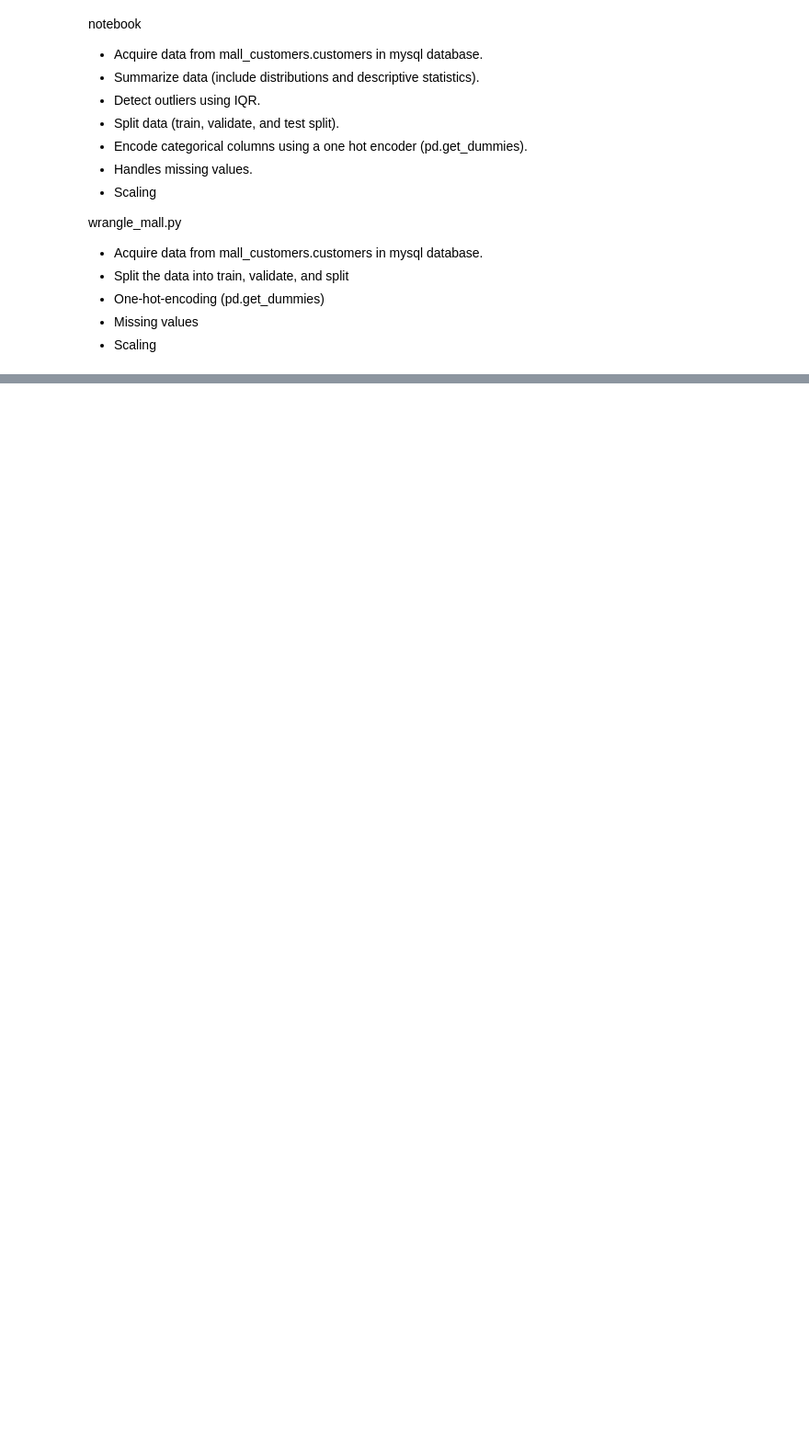
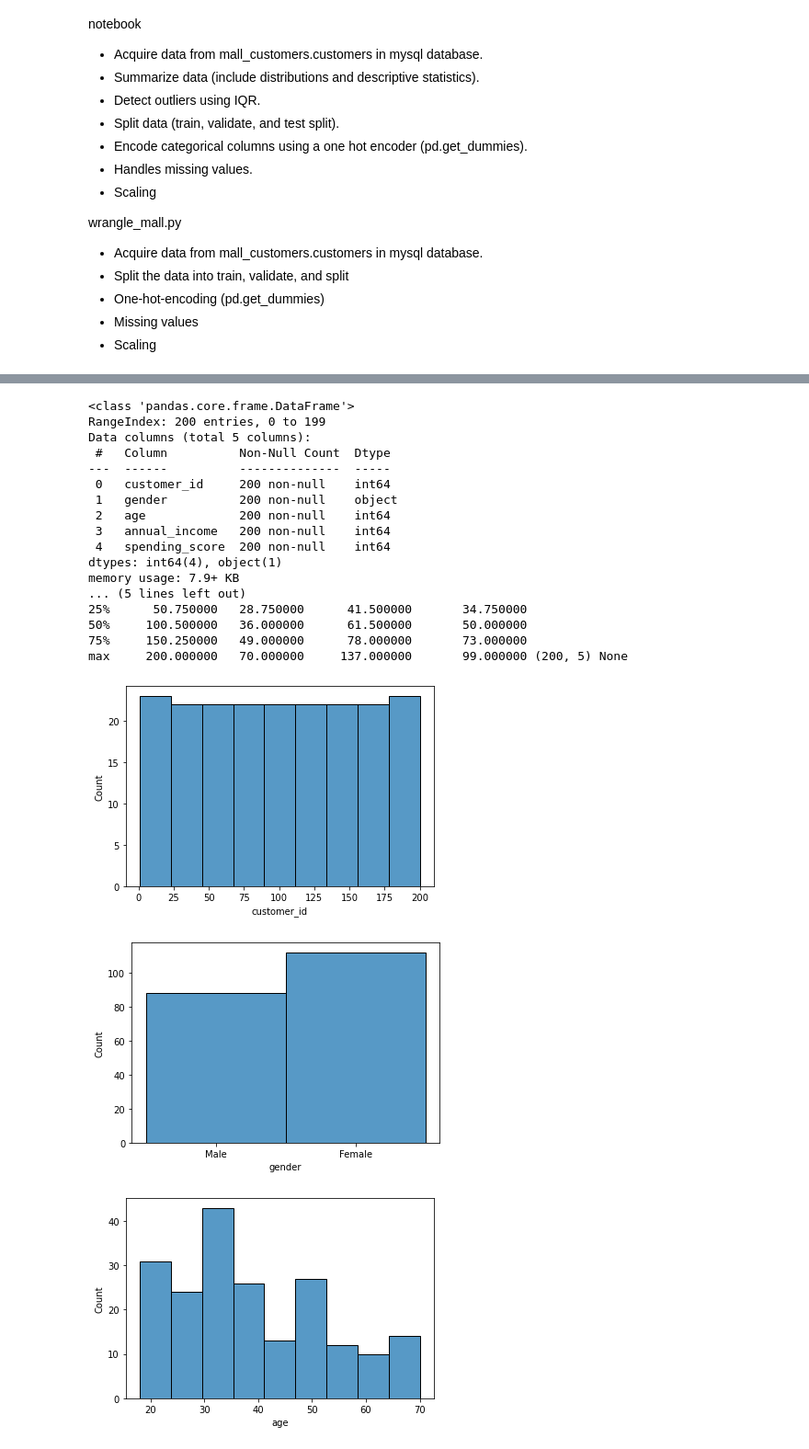
Before and after one commit to JacobPaxton/clustering-exercises, a Jupyter notebook: acquire.ipynb, the cells around one changed output, grey strips where cells are left out. Shown: that part at 92% size. Saved outputs shown, nothing was run; the diff lists cells and outputs as text; code cells hidden in the pictures; blank space fills up the shorter version.

Commit message:
add acquire exercises

```diff
--- a/acquire.ipynb
+++ b/acquire.ipynb
@@ -9,8 +13,8 @@ import pandas as pd
 import acquire_zillow
 # %%
-# from env import host, password, username
-# def get_db_url(db_name, username=username, hostname=host, password=password):
-#     return f'mysql+pymysql://{username}:{password}@{hostname}/{db_name}'
+from env import host, password, username
+def get_db_url(db_name, username=username, hostname=host, password=password):
+    return f'mysql+pymysql://{username}:{password}@{hostname}/{db_name}'
 # %%
 # url = get_db_url(db_name='zillow')
 # %% [markdown]
@@ -263,3 +302,9 @@ wrangle_mall.py
 - One-hot-encoding (pd.get_dummies)
 - Missing values
 - Scaling
+# %%
+### Acquire mall_customers database ###
+url = get_db_url(db_name='mall_customers')
+query = """ SELECT * FROM customers """
+df = pd.read_sql(query, url)
+df.head(3)
@@ -265,0 +316,28 @@ wrangle_mall.py
+# %%
+### Summarize data including distributions and descriptive statistics ###
+print(df.describe(), df.shape, df.info())
+for col in df.columns:
+    sns.histplot(df[col])
+    plt.show()
+print(df.head(3))
+# %% [output]
+<class 'pandas.core.frame.DataFrame'>
+RangeIndex: 200 entries, 0 to 199
+Data columns (total 5 columns):
+ #   Column          Non-Null Count  Dtype
+---  ------          --------------  -----
+ 0   customer_id     200 non-null    int64
+ 1   gender          200 non-null    object
+ 2   age             200 non-null    int64
+ 3   annual_income   200 non-null    int64
+ 4   spending_score  200 non-null    int64
+dtypes: int64(4), object(1)
+memory usage: 7.9+ KB
+... (5 lines left out)
+25%      50.750000   28.750000      41.500000       34.750000
+50%     100.500000   36.000000      61.500000       50.000000
+75%     150.250000   49.000000      78.000000       73.000000
+max     200.000000   70.000000     137.000000       99.000000 (200, 5) None
+[figure, added]
+[figure, added]
+[figure, added]
```
Also changed, not shown: parts of 13 cells of this notebook.
